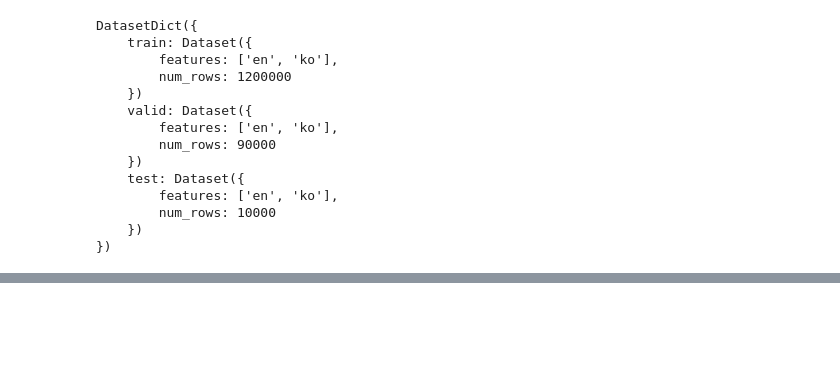
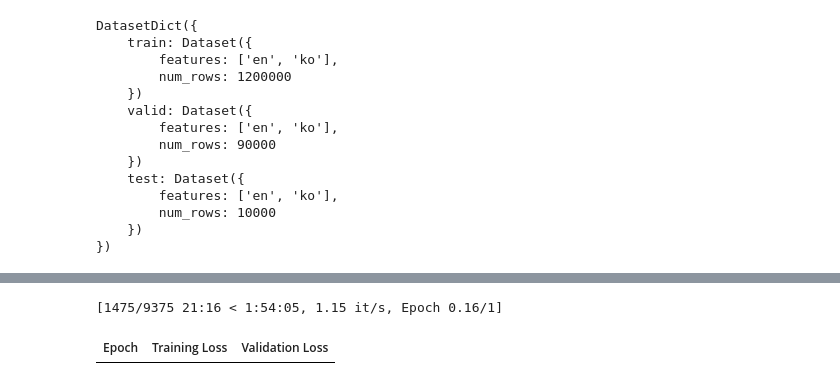
Before and after one commit to yiyc-kr/llm-study, a Jupyter notebook: llm.ipynb, the cells around one changed output, grey strips where cells are left out. Drawn from its saved outputs; the diff is of its cells as text; code cells hidden in the pictures; blank space fills up the shorter version.

```diff
--- a/llm.ipynb
+++ b/llm.ipynb
@@ -176,0 +201,2 @@ max_token_length = 64
+# %%
+data_collator = DataCollatorForSeq2Seq(tokenizer, model=model)
@@ -176,0 +207,4 @@ max_token_length = 64
+# %%
+import evaluate
+
+metric = evaluate.load("sacrebleu")
@@ -176,0 +234,17 @@ max_token_length = 64
+# %%
+training_args = Seq2SeqTrainingArguments(
+    output_dir="chkpt",
+    learning_rate=0.0005,
+    weight_decay=0.01,
+    per_device_train_batch_size=64,
+    per_device_eval_batch_size=128,
+    num_train_epochs=1,
+    save_steps=500,
+    save_total_limit=2,
+    evaluation_strategy="epoch",
+    logging_strategy="no",
+    predict_with_generate=True,
+    fp16=False,
+    gradient_accumulation_steps=2,
+    report_to="none" # Wandb 로그 끄기
+)
@@ -176,0 +254,15 @@ max_token_length = 64
+# %%
+trainer = Seq2SeqTrainer(
+    model,
+    training_args,
+    train_dataset=tokenized_datasets["train"],
+    eval_dataset=tokenized_datasets["valid"],
+    data_collator=data_collator,
+    tokenizer=tokenizer,
+    compute_metrics=compute_metrics,
+)
+# %%
+trainer.train()
+# %% [output]
+[1475/9375 21:16 < 1:54:05, 1.15 it/s, Epoch 0.16/1]
+| Epoch | Training Loss | Validation Loss |
```
Also changed, not shown: parts of 23 cells of this notebook.
